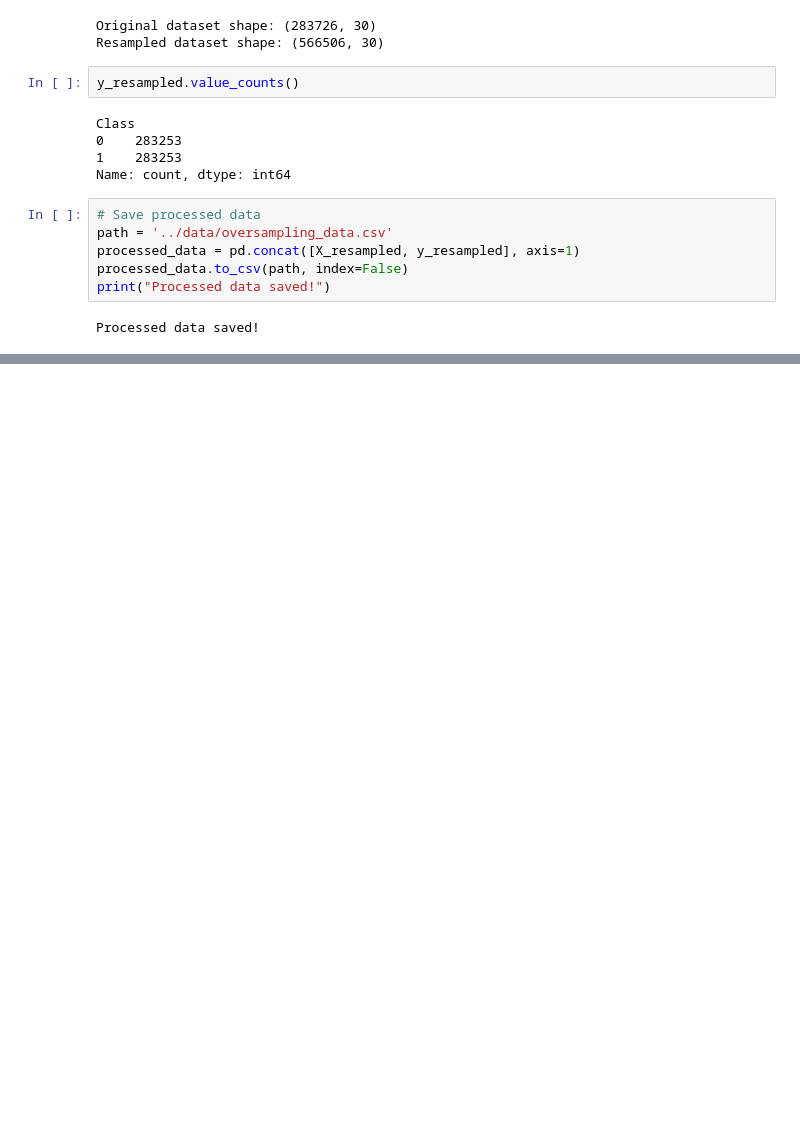
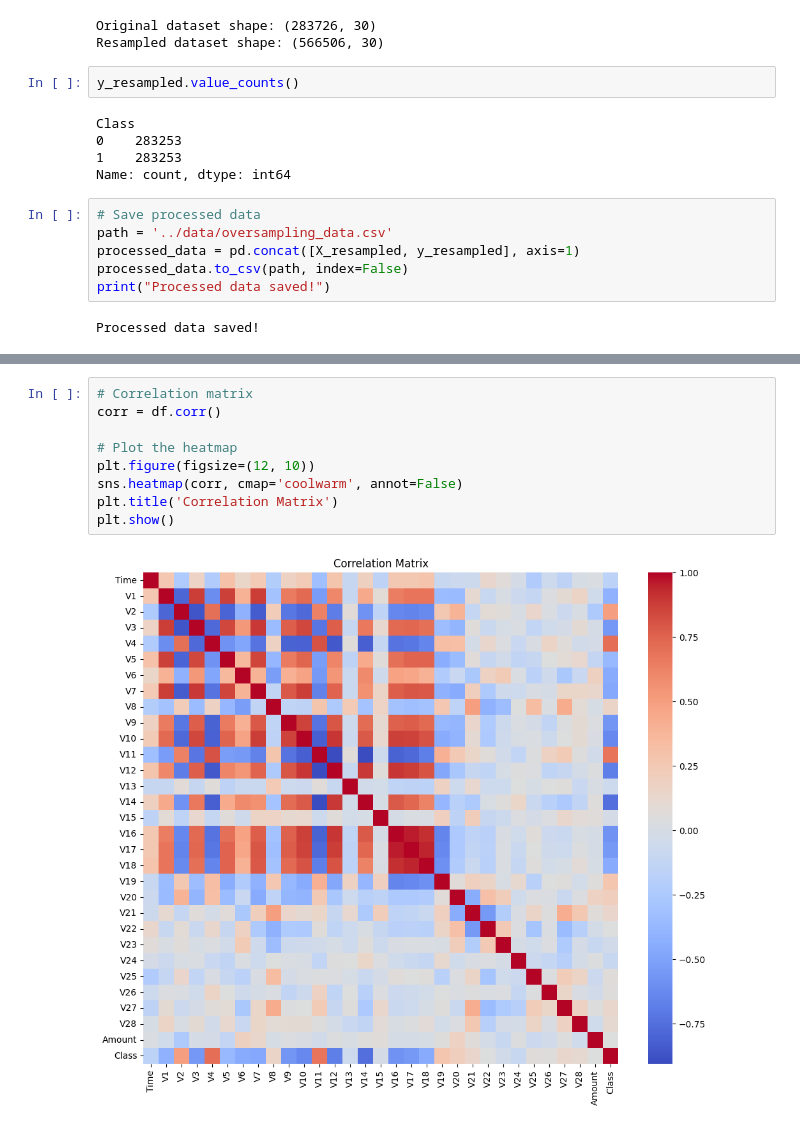
Before and after one commit to TOM-TITO-coder/AI_Final_Project, a Jupyter notebook: final_project.ipynb, the cells around one changed output, grey strips where cells are left out. Saved outputs shown, nothing was run; the diff lists cells and outputs as text; blank space fills up the shorter version.

```diff
--- a/final_project.ipynb
+++ b/final_project.ipynb
@@ -196,0 +259,11 @@ Processed data saved!
+# %%
+# Correlation matrix
+corr = df.corr()
+
+# Plot the heatmap
+plt.figure(figsize=(12, 10))
+sns.heatmap(corr, cmap='coolwarm', annot=False)
+plt.title('Correlation Matrix')
+plt.show()
+# %% [output]
+[figure, added]
```
Also changed, not shown: parts of 37 cells of this notebook, 1 other file.
